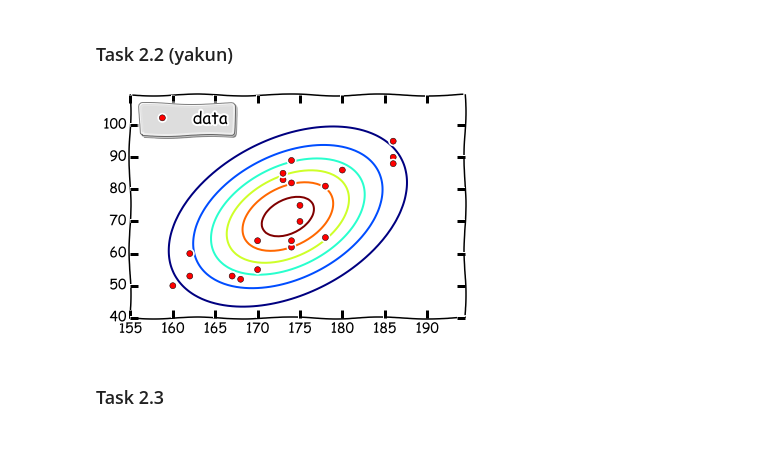
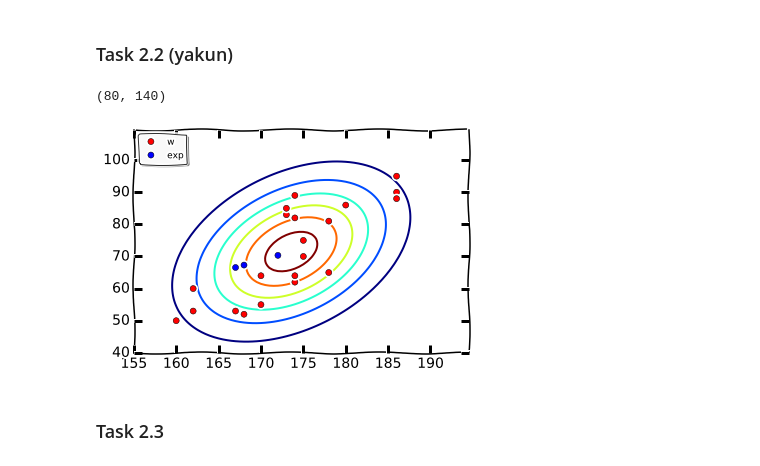
Before and after one commit to liyakun/Pattern-Recognition, a Jupyter notebook: SecondProject/src2.ipynb, the cells around one changed output. Drawn from its saved outputs; the diff is of its cells as text; code cells hidden in the pictures.

```diff
--- a/SecondProject/src2.ipynb
+++ b/SecondProject/src2.ipynb
@@ -74,24 +74,32 @@ legend = ax2.legend(loc='lower right')
 # %%
 h_mean, h_std, h_var = np.mean(hs), np.std(hs), np.var(hs)
 w_mean, w_std, w_var = np.mean(ws), np.std(ws), np.var(ws)
 correlation_h_w = np.linalg.det(np.cov(hs, ws) / (h_std * w_std))
-
 joint_mean = np.array([h_mean, w_mean])
 joint_cov = np.mat([[h_var, correlation_h_w * h_std * w_std], [correlation_h_w * h_std * w_std, w_var]])
+
+#  predict
+exp_w = [w_mean + correlation_h_w * (w_std / h_std) * (el - h_mean) for el in hs_t]
+
+#  plot
 x, y = np.mgrid[155:195:0.5, 40:110:0.5]
 fig2 = plt.figure()
 ax2 = fig2.add_subplot(111)
 pos = np.empty(x.shape + (2,))
 pos[:, :, 0] = x
 pos[:, :, 1] = y
 rv = mn.pdf(pos, joint_mean, joint_cov)
+print rv.shape
 ax2.contour(x, y, rv)
 X = np.vstack((hs, ws))
-ax2.plot(X[0, :], X[1, :], 'ro', label='data')
-leg = ax2.legend(loc='upper left', shadow=True, fancybox=True, numpoints=1)
-leg.get_frame().set_alpha(0.5)
+Pre = np.vstack((hs_t, exp_w))
+ax2.plot(X[0, :], X[1, :], 'ro', label='w')
+ax2.plot(Pre[0, :], Pre[1, :], 'ro', label='exp', color='blue')
+leg = ax2.legend(loc='upper left', shadow=True, fancybox=True, numpoints=1, prop={'size':9})
+leg.get_frame().set_alpha(0.8)
 # %% [output]
+(80, 140)
-[figure, old version]
+[figure, new version]
 # %% [markdown]
 ### Task 2.3
 # %%
```
Also changed, not shown: parts of 3 cells of this notebook, 1 other file.
